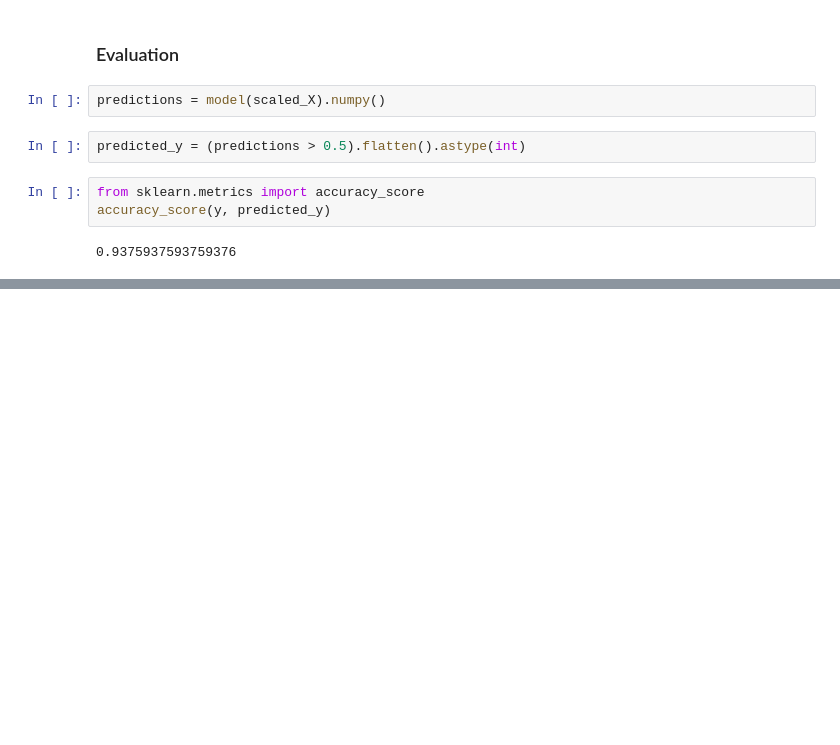
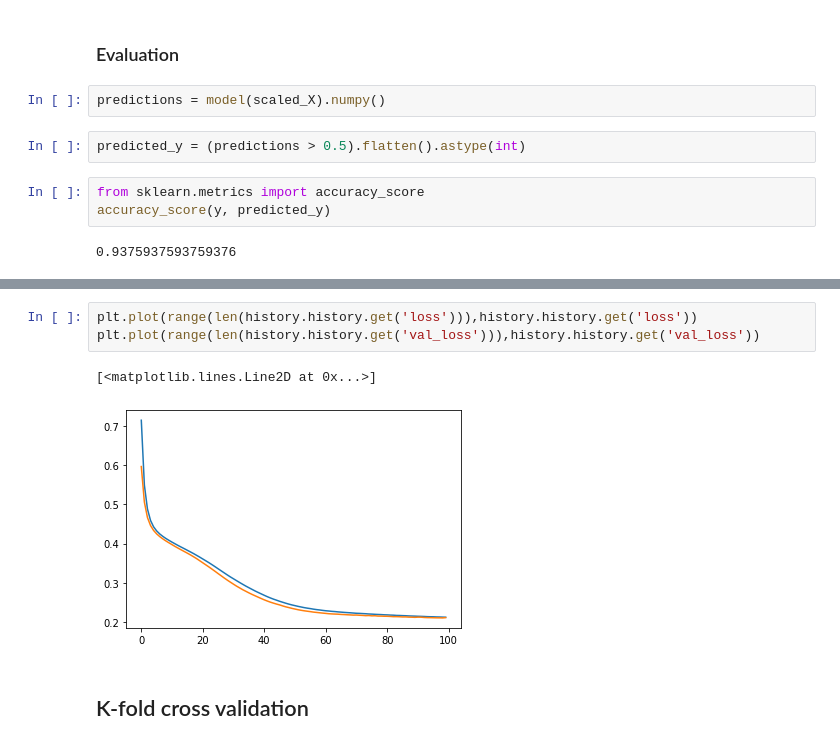
Before and after one commit to ywchiu/tibamedl, a Jupyter notebook: Demo20200725.ipynb, the cells around one changed output, grey strips where cells are left out. Saved outputs shown, nothing was run; the diff lists cells and outputs as text; blank space fills up the shorter version.

```diff
--- a/Demo20200725.ipynb
+++ b/Demo20200725.ipynb
@@ -604,0 +757,8 @@ accuracy_score(y, predicted_y)
+# %%
+plt.plot(range(len(history.history.get('loss'))),history.history.get('loss'))
+plt.plot(range(len(history.history.get('val_loss'))),history.history.get('val_loss'))
+# %% [output]
+[<matplotlib.lines.Line2D at 0x...>]
+[figure, added]
+# %% [markdown]
+## K-fold cross validation
```
Also changed, not shown: parts of 47 cells of this notebook.
